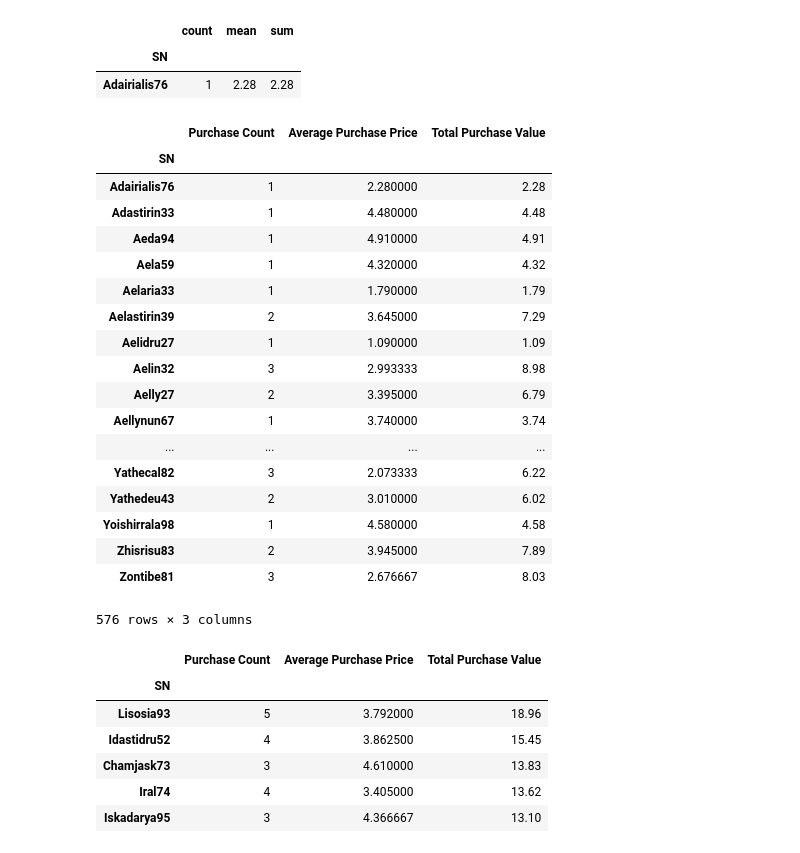
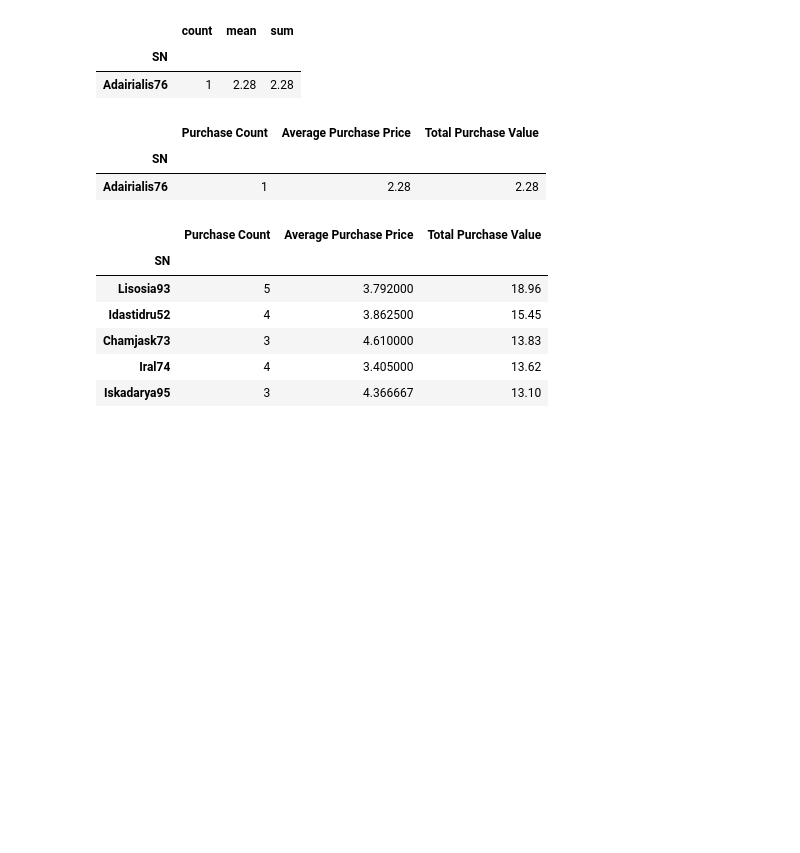
Before and after one commit to ncruzz/pandas_homework, a Jupyter notebook: HeroesOfPymoli/HeroesOfPymoli_starter.ipynb, the cells around one changed output. Drawn from its saved outputs; the diff is of its cells as text; code cells hidden in the pictures; blank space fills up the shorter version.

```diff
--- a/HeroesOfPymoli/HeroesOfPymoli_starter.ipynb
+++ b/HeroesOfPymoli/HeroesOfPymoli_starter.ipynb
@@ -553,27 +431,11 @@ new1.head(1)
 | Adairialis76 | 1 | 2.28 | 2.28 |
 # %%
 new12 = new1.rename(columns = {"count":"Purchase Count", "mean":"Average Purchase Price", "sum": "Total Purchase Value"})
-new12
+new12.head(1)
 # %% [output]
 |  | Purchase Count | Average Purchase Price | Total Purchase Value |
 | SN |  |  |  |
-| Adairialis76 | 1 | 2.280000 | 2.28 |
-| Adastirin33 | 1 | 4.480000 | 4.48 |
-| Aeda94 | 1 | 4.910000 | 4.91 |
-| Aela59 | 1 | 4.320000 | 4.32 |
-| Aelaria33 | 1 | 1.790000 | 1.79 |
-| Aelastirin39 | 2 | 3.645000 | 7.29 |
-| Aelidru27 | 1 | 1.090000 | 1.09 |
-| Aelin32 | 3 | 2.993333 | 8.98 |
-| Aelly27 | 2 | 3.395000 | 6.79 |
-| Aellynun67 | 1 | 3.740000 | 3.74 |
-| ... | ... | ... | ... |
-| Yathecal82 | 3 | 2.073333 | 6.22 |
-| Yathedeu43 | 2 | 3.010000 | 6.02 |
-| Yoishirrala98 | 1 | 4.580000 | 4.58 |
-| Zhisrisu83 | 2 | 3.945000 | 7.89 |
-| Zontibe81 | 3 | 2.676667 | 8.03 |
+| Adairialis76 | 1 | 2.28 | 2.28 |
-576 rows × 3 columns
 # %%
 new123 = new12.sort_values(['Total Purchase Value'], ascending=[False])
 new123.head()
```
Also changed, not shown: parts of 18 cells of this notebook.
